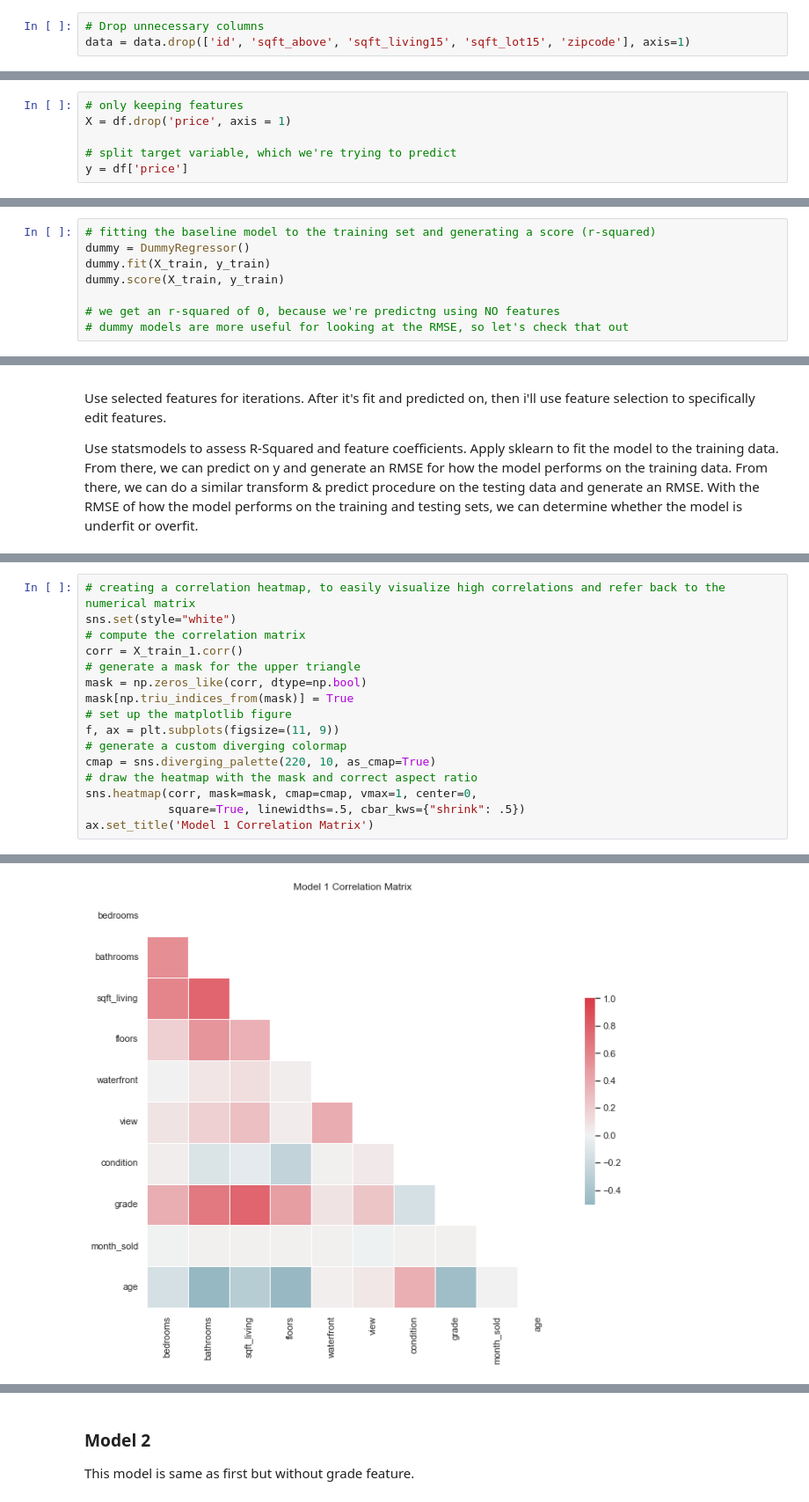
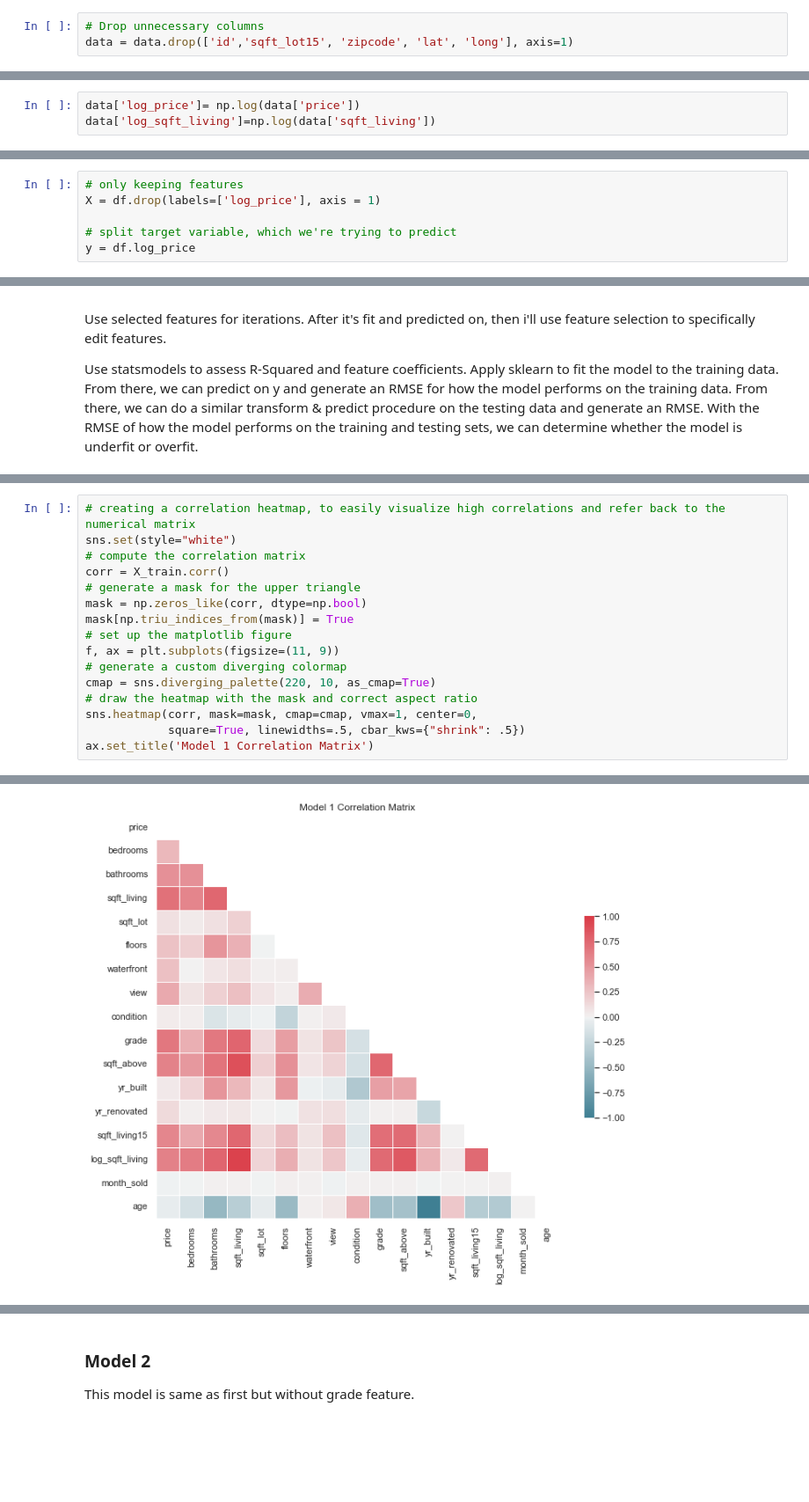
Before and after one commit to annieliug/King-County-House-Sales, a Jupyter notebook: King-County-House-Sales.ipynb, the cells around one changed output, grey strips where cells are left out. Shown: that part at 88% size. Drawn from its saved outputs; the diff is of its cells as text; blank space fills up the shorter version.

```diff
--- a/King-County-House-Sales.ipynb
+++ b/King-County-House-Sales.ipynb
@@ -259,6 +309,6 @@ data
 # %%
 # Drop unnecessary columns
-data = data.drop(['id', 'sqft_above', 'sqft_living15', 'sqft_lot15', 'zipcode'], axis=1)
+data = data.drop(['id','sqft_lot15', 'zipcode', 'lat', 'long'], axis=1)
 # %%
 plt.figure(figsize= (7,5))
 sns.distplot(data['price'])
@@ -271,0 +322,3 @@ Most properties sub $1mil
+# %%
+data['log_price']= np.log(data['price'])
+data['log_sqft_living']=np.log(data['sqft_living'])
@@ -622,10 +685,10 @@ print(len(train_set), "train +", len(test_set), "test")
 ##### Variables x_train, y_train, x_test and y_test:
 # %%
 # only keeping features
-X = df.drop('price', axis = 1)
+X = df.drop(labels=['log_price'], axis = 1)
 
 # split target variable, which we're trying to predict
-y = df['price']
+y = df.log_price
 # %%
 # performing the split
 X_train, X_test, y_train, y_test = train_test_split(X, y, test_size=0.25, random_state=11)
@@ -633,11 +706,3 @@ X_train, X_test, y_train, y_test = train_test_split(X, y, test_size=0.25, random
 ### Baseline model
 
 Find worst fit to compare real models against it later.
-# %%
-# fitting the baseline model to the training set and generating a score (r-squared)
-dummy = DummyRegressor()
-dummy.fit(X_train, y_train)
-dummy.score(X_train, y_train)
-
-# we get an r-squared of 0, because we're predictng using NO features
-# dummy models are more useful for looking at the RMSE, so let's check that out
@@ -792,24 +856,24 @@ corr_matrix
 # %%
 # creating a correlation heatmap, to easily visualize high correlations and refer back to the numerical matrix
 sns.set(style="white")
 # compute the correlation matrix
-corr = X_train_1.corr()
+corr = X_train.corr()
 # generate a mask for the upper triangle
 mask = np.zeros_like(corr, dtype=np.bool)
 mask[np.triu_indices_from(mask)] = True
 # set up the matplotlib figure
 f, ax = plt.subplots(figsize=(11, 9))
 # generate a custom diverging colormap
 cmap = sns.diverging_palette(220, 10, as_cmap=True)
 # draw the heatmap with the mask and correct aspect ratio
 sns.heatmap(corr, mask=mask, cmap=cmap, vmax=1, center=0,
             square=True, linewidths=.5, cbar_kws={"shrink": .5})
 ax.set_title('Model 1 Correlation Matrix')
 # %% [output]
 Deprecated in NumPy 1.20; for more details and guidance: https://numpy.org/devdocs/release/1.20.0-notes.html#deprecations
   mask = np.zeros_like(corr, dtype=np.bool)
 Text(0.5, 1.0, 'Model 1 Correlation Matrix')
-[figure, old version]
+[figure, new version]
 # %%
 df.corr()['grade'].sort_values()
 # %% [output]
```
Also changed, not shown: parts of 66 cells of this notebook, 7 other files.
